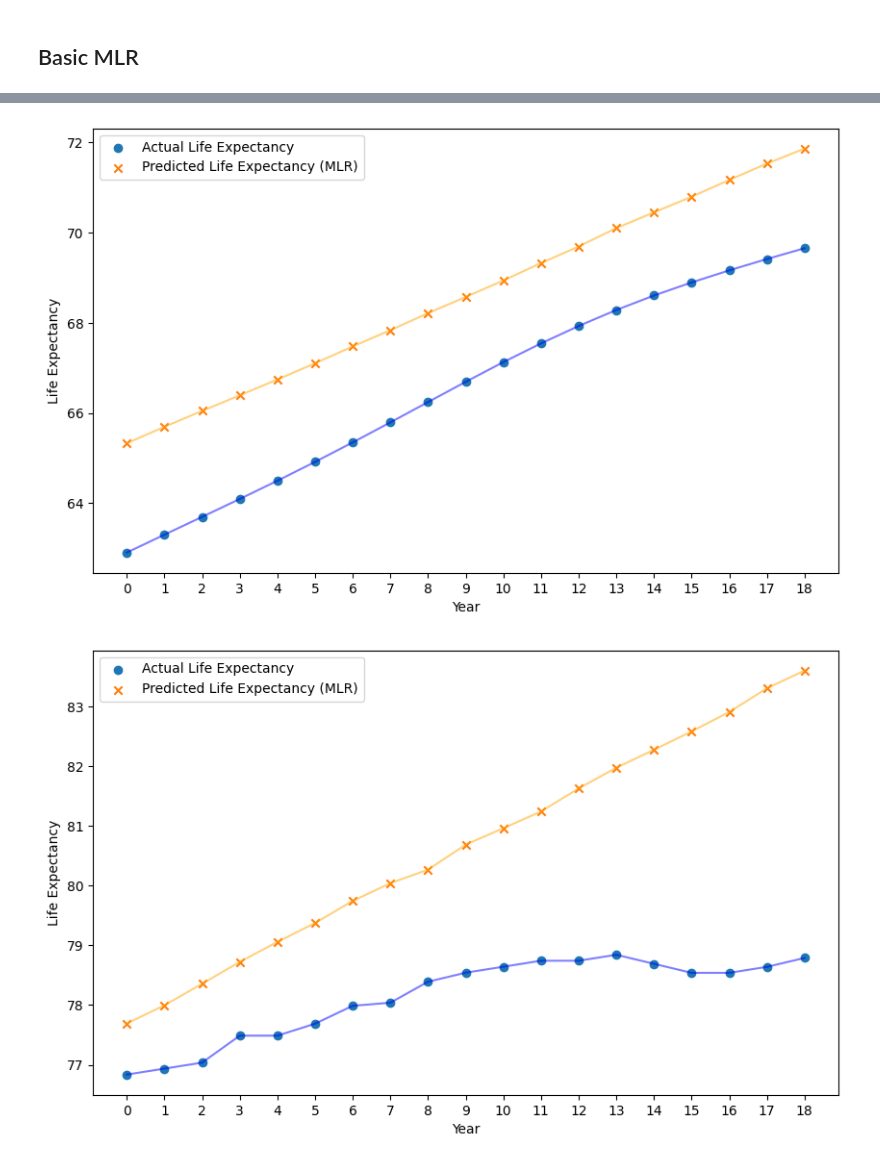
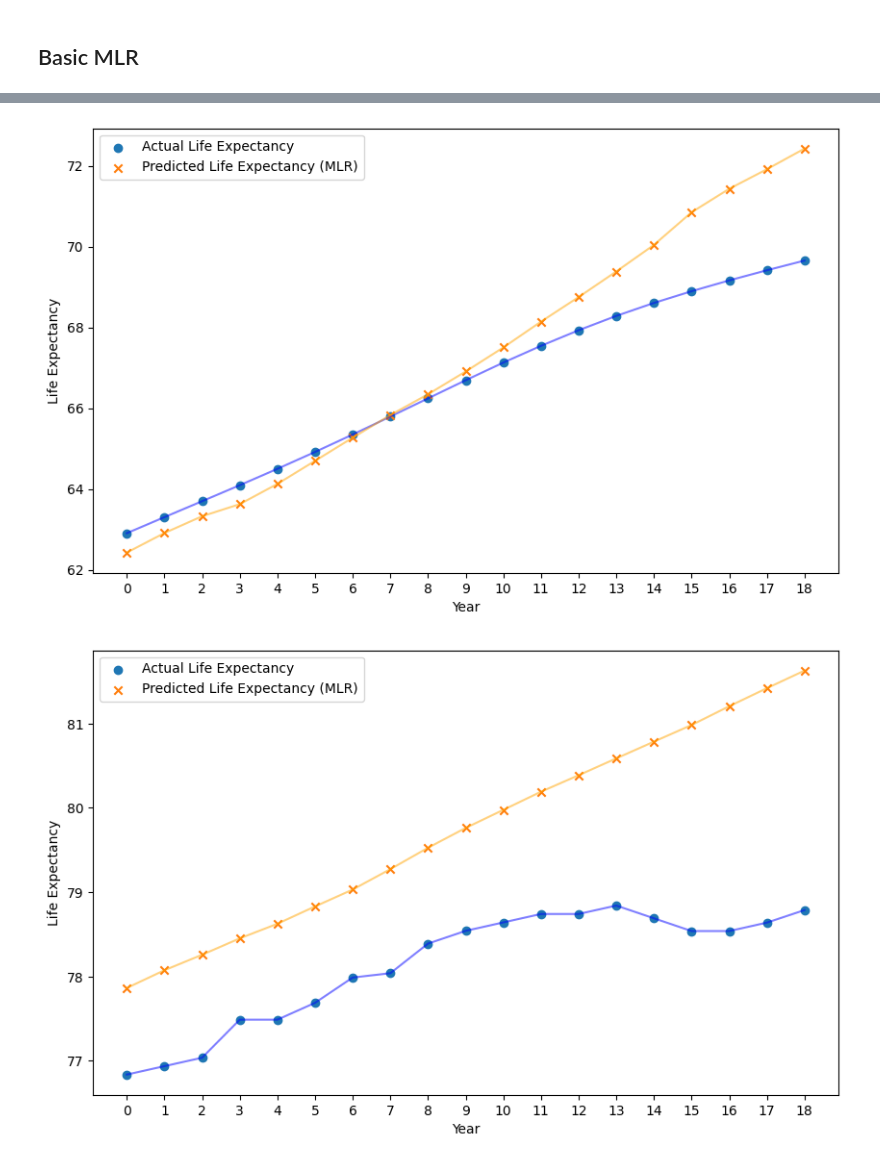
Before and after one commit to kartikramachandrula/LifeExpectancy, a Jupyter notebook: Models/MLR.ipynb, the cells around one changed output, grey strips where cells are left out. Saved outputs shown, nothing was run; the diff lists cells and outputs as text; code cells hidden in the pictures.

```diff
--- a/Models/MLR.ipynb
+++ b/Models/MLR.ipynb
@@ -60,7 +60,7 @@ country_data = cleaned_countries[cleaned_countries['Country Name'] == country_na
 country_data
 
 
-country_X = country_data.drop(columns=['Country Name', 'Country Code', 'Life Expectancy', 'Communicable', 'NonCommunicable'])
+country_X = country_data.drop(columns=['Country Name', 'Country Code', 'Life Expectancy', 'NonCommunicable'])
 country_y_pred = mlr.predict(country_X)
 
 # Plot the actual and predicted life expectancy for the specified country as a scatter plot
@@ -75,31 +75,31 @@ plt.xticks(country_data['Year'].astype(int))  # Ensure x-axis labels are integer
 plt.legend()
 plt.show()
 # %% [output]
-[figure, old version]
+[figure, new version]
 # %%
 file_path_countries = os.path.join(base_path, 'datasets', 'cleaned_le_countries.csv')
 cleaned_countries = pd.read_csv(file_path_countries)
 
 # Filter the data for a specific country, e.g., 'CountryName'
 country_name = 'United States'  # Replace with the actual country name
 country_data = cleaned_countries[cleaned_countries['Country Name'] == country_name]
 
 country_data
 
 
-country_X = country_data.drop(columns=['Country Name', 'Country Code', 'Life Expectancy', 'Communicable', 'NonCommunicable'])
+country_X = country_data.drop(columns=['Country Name', 'Country Code', 'Life Expectancy', 'NonCommunicable'])
 country_y_pred = mlr.predict(country_X)
 
 # Plot the actual and predicted life expectancy for the specified country as a scatter plot
 plt.figure(figsize=(10, 6))
 plt.scatter(country_data['Year'], country_data['Life Expectancy'], label='Actual Life Expectancy', marker='o')
 plt.scatter(country_data['Year'], country_y_pred, label='Predicted Life Expectancy (MLR)', marker='x')
 plt.plot(country_data['Year'], country_data['Life Expectancy'], linestyle='-', color='blue', alpha=0.5)
 plt.plot(country_data['Year'], country_y_pred, linestyle='-', color='orange', alpha=0.5)
 plt.xlabel('Year')
 plt.ylabel('Life Expectancy')
 plt.xticks(country_data['Year'].astype(int))  # Ensure x-axis labels are integers
 plt.legend()
 plt.show()
 # %% [output]
-[figure, old version]
+[figure, new version]
```
Also changed, not shown: parts of 1 cell of this notebook, 4 other files.
